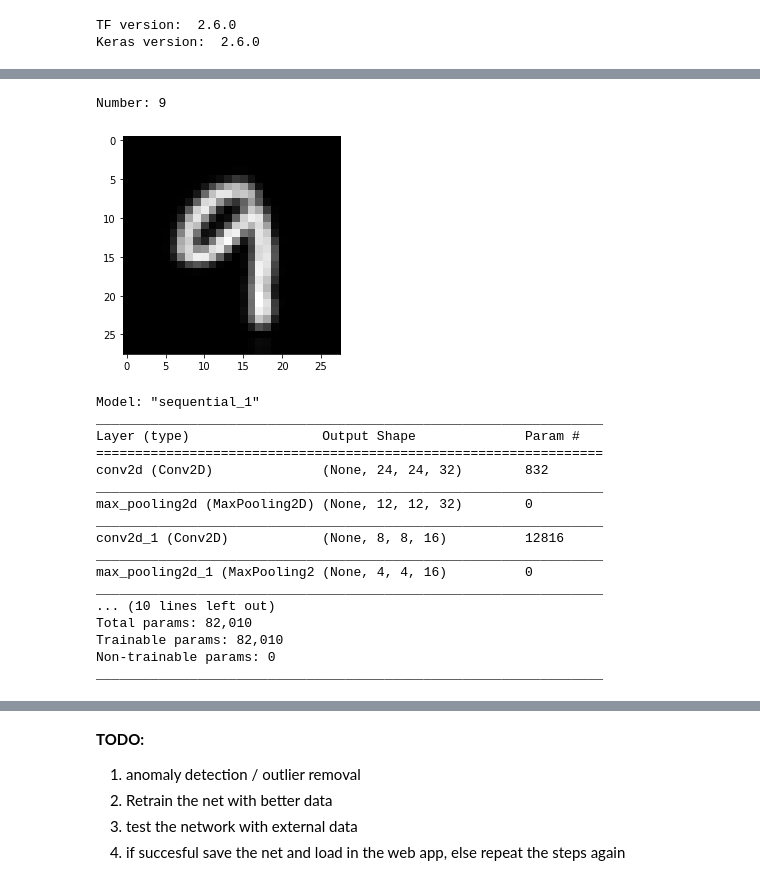
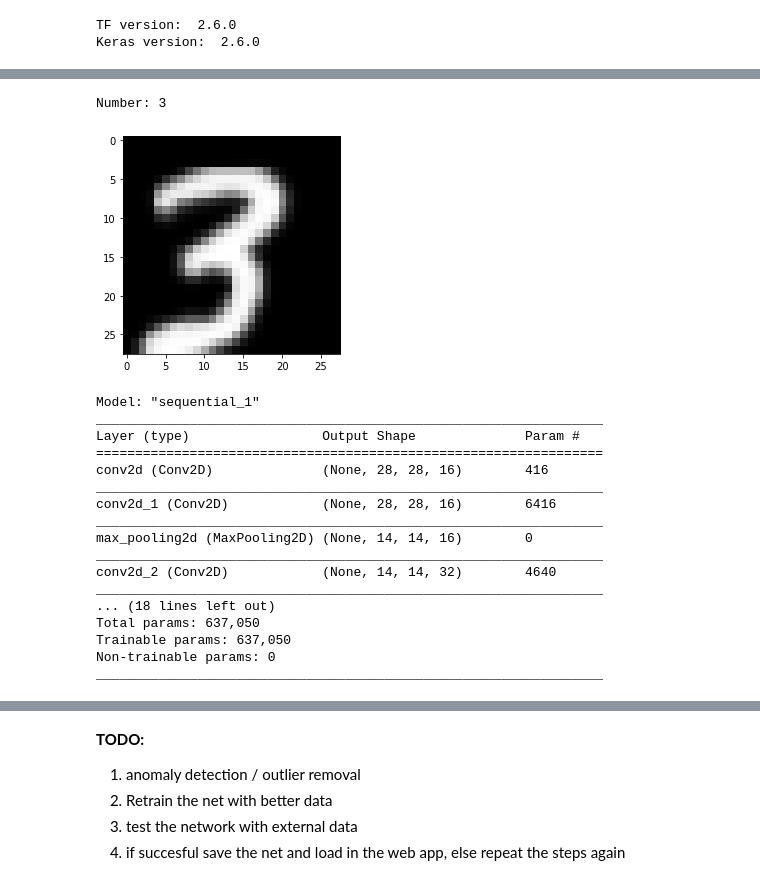
Before and after one commit to anaximeno/Which-Digit, a Jupyter notebook: training_the_model.ipynb, the cells around one changed output, grey strips where cells are left out. Saved outputs shown, nothing was run; the diff lists cells and outputs as text; code cells hidden in the pictures.

Commit message:
Digit recognition model v4 training codes -  it is the current model on the program.

```diff
--- a/training_the_model.ipynb
+++ b/training_the_model.ipynb
@@ -26,13 +23,13 @@ X_train = tf.reshape(rescale(X_train), shape=(-1, 28, 28, 1))
 X_dev = tf.reshape(rescale(X_dev), shape=(-1, 28, 28, 1))
 
 transformations = keras.Sequential([
-    layers.RandomRotation(dist),
-    layers.RandomTranslation(dist, dist),
-    layers.RandomZoom((-dist*3, dist*3)),
+    layers.experimental.preprocessing.RandomRotation(0.01),
+    layers.experimental.preprocessing.RandomTranslation(0.1, 0.1),
+    layers.experimental.preprocessing.RandomZoom((-0.3, 0.4))
 ])
 
-X_train_transformed = transformations(X_train)
-X_dev_transformed = transformations(X_dev)
+X_train_t = transformations(X_train)
+X_dev_t = transformations(X_dev)
 
 print(X_train.shape, X_dev.shape)
 # %% [output]
@@ -42,50 +42,53 @@ def plot_img(img: np.array, label: int):
     print('Number:', label)
     plt.imshow(img.squeeze(), cmap='Greys_r')
 # %%
-n = np.random.randint(X_train_transformed.shape[0])
-plot_img(X_train_transformed[n].numpy(), y_train[n])
+n = np.random.randint(X_train_t.shape[0])
+plot_img(X_train_t[n].numpy(), y_train[n])
 # %% [output]
-Number: 9
+Number: 3
-[figure, old version]
+[figure, new version]
 # %%
 model = keras.Sequential([
-    layers.Conv2D(32, (5, 5), activation='relu', input_shape=(28, 28, 1)),
+    layers.Conv2D(16, (5, 5), padding='same', activation='relu', input_shape=(28, 28, 1)),
+    layers.Conv2D(16, (5, 5), padding='same', activation='relu'),
     layers.MaxPool2D(2, 2),
-    layers.Conv2D(16, (5, 5), activation='relu'),
+    layers.Conv2D(32, (3, 3), padding='same', activation='relu'),
+    layers.Conv2D(32, (3, 3), padding='same', activation='relu'),
+    layers.Conv2D(32, (3, 3), activation='relu'),
     layers.MaxPool2D(2, 2),
 
-    layers.Dropout(rate=0.3),
+    layers.Dropout(rate=0.25),
 
     layers.Flatten(),
 
-    layers.Dense(units=256, activation='relu'),
-    layers.Dropout(rate=0.1),
+    layers.Dense(units=512, activation='relu'),
+    layers.Dropout(rate=0.3),
+    layers.Dense(units=32, activation='relu'),
     layers.Dense(units=10, activation='softmax')
 ])
 
 model.compile(
-    optimizer=tf.optimizers.Adam(learning_rate=0.0003),
+    optimizer=tf.optimizers.Adam(0.0003),
     loss='sparse_categorical_crossentropy',
     metrics=['accuracy']
 )
-
 model.summary()
 # %% [output]
 Model: "sequential_1"
 _________________________________________________________________
 Layer (type)                 Output Shape              Param #
 =================================================================
-conv2d (Conv2D)              (None, 24, 24, 32)        832
+conv2d (Conv2D)              (None, 28, 28, 16)        416
 _________________________________________________________________
-max_pooling2d (MaxPooling2D) (None, 12, 12, 32)        0
+conv2d_1 (Conv2D)            (None, 28, 28, 16)        6416
 _________________________________________________________________
-conv2d_1 (Conv2D)            (None, 8, 8, 16)          12816
+max_pooling2d (MaxPooling2D) (None, 14, 14, 16)        0
 _________________________________________________________________
-max_pooling2d_1 (MaxPooling2 (None, 4, 4, 16)          0
+conv2d_2 (Conv2D)            (None, 14, 14, 32)        4640
 _________________________________________________________________
-... (10 lines left out)
-Total params: 82,010
-Trainable params: 82,010
+... (18 lines left out)
+Total params: 637,050
+Trainable params: 637,050
 Non-trainable params: 0
 _________________________________________________________________
 # %%
```
Also changed, not shown: parts of 19 cells of this notebook.
